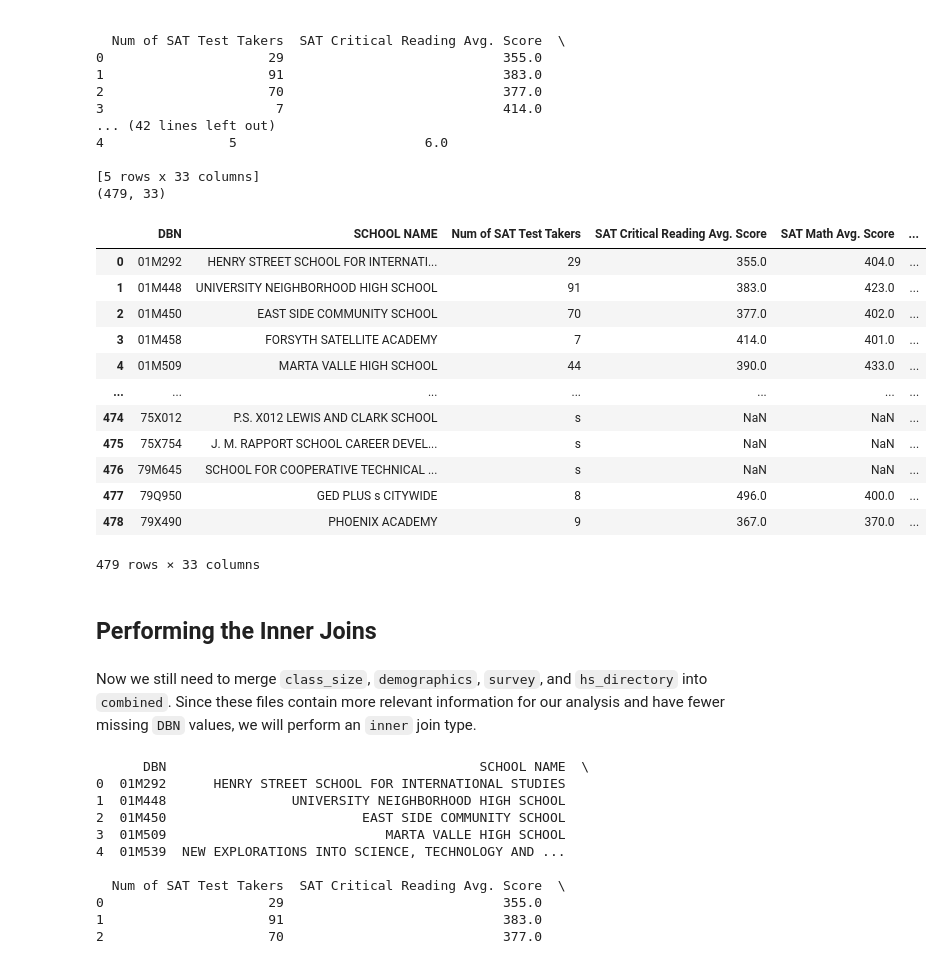
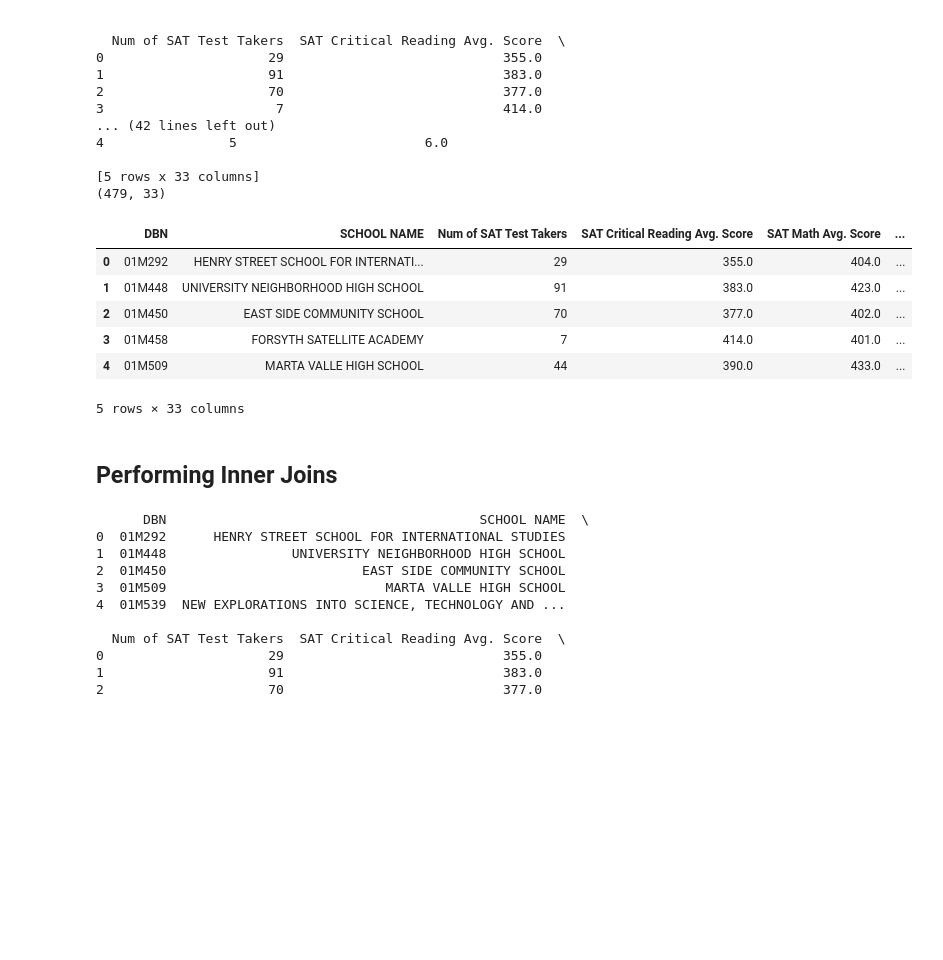
Before and after one commit to pheygiod/my_projects, a Jupyter notebook: completed/nyc_high_school.ipynb, the cells around one changed output. Drawn from its saved outputs; the diff is of its cells as text; code cells hidden in the pictures; blank space fills up the shorter version.

Commit message:
pushing nyc high school project

```diff
--- a/completed/nyc_high_school.ipynb
+++ b/completed/nyc_high_school.ipynb
@@ -462,9 +444,9 @@ As shown above, `DBN` in `class_size` is still not completely unique. This is be
 # %%
-import numpy
+# Taking average across all classes of each school to get a unique 'DBN' value
+class_size = class_size.groupby('DBN').agg(np.mean) # Grouping class_size by DBN and calculating the average of each group
 
-# Finding average values
-class_size = class_size.groupby('DBN').agg(numpy.mean) # Grouping class_size by DBN and calculating the average of each group
-class_size.reset_index(inplace=True) # The DBN column became the index - correct by resetting the index to keep DBN as a column
+# The DBN column became the index - correct by resetting the index to keep DBN as a column
+class_size.reset_index(inplace=True)
 
 # Assigning the result back to class_size
 data['class_size'] = class_size
@@ -629,25 +609,17 @@ print(combined.shape)
 [5 rows x 33 columns]
 (479, 33)
 # %%
-combined
+combined.head()
 # %% [output]
 |  | DBN | SCHOOL NAME | Num of SAT Test Takers | SAT Critical Reading Avg. Score | SAT Math Avg. Score | ... |
 | 0 | 01M292 | HENRY STREET SCHOOL FOR INTERNATI... | 29 | 355.0 | 404.0 | ... |
 | 1 | 01M448 | UNIVERSITY NEIGHBORHOOD HIGH SCHOOL | 91 | 383.0 | 423.0 | ... |
 | 2 | 01M450 | EAST SIDE COMMUNITY SCHOOL | 70 | 377.0 | 402.0 | ... |
 | 3 | 01M458 | FORSYTH SATELLITE ACADEMY | 7 | 414.0 | 401.0 | ... |
 | 4 | 01M509 | MARTA VALLE HIGH SCHOOL | 44 | 390.0 | 433.0 | ... |
-| ... | ... | ... | ... | ... | ... | ... |
-| 474 | 75X012 | P.S. X012 LEWIS AND CLARK SCHOOL | s | NaN | NaN | ... |
-| 475 | 75X754 | J. M. RAPPORT SCHOOL CAREER DEVEL... | s | NaN | NaN | ... |
-| 476 | 79M645 | SCHOOL FOR COOPERATIVE TECHNICAL ... | s | NaN | NaN | ... |
-| 477 | 79Q950 | GED PLUS s CITYWIDE | 8 | 496.0 | 400.0 | ... |
-| 478 | 79X490 | PHOENIX ACADEMY | 9 | 367.0 | 370.0 | ... |
-479 rows × 33 columns
+5 rows × 33 columns
 # %% [markdown]
-## Performing the Inner Joins
+## Performing Inner Joins
-# %% [markdown]
-Now we still need to merge `class_size`, `demographics`, `survey`, and `hs_directory` into `combined`. Since these files contain more relevant information for our analysis and have fewer missing `DBN` values, we will perform an `inner` join type.
 # %%
 to_merge = ['class_size', 'demographics', 'survey', 'hs_directory'] # Listing all the datasets to merge
 
```
Also changed, not shown: parts of 75 cells of this notebook.
